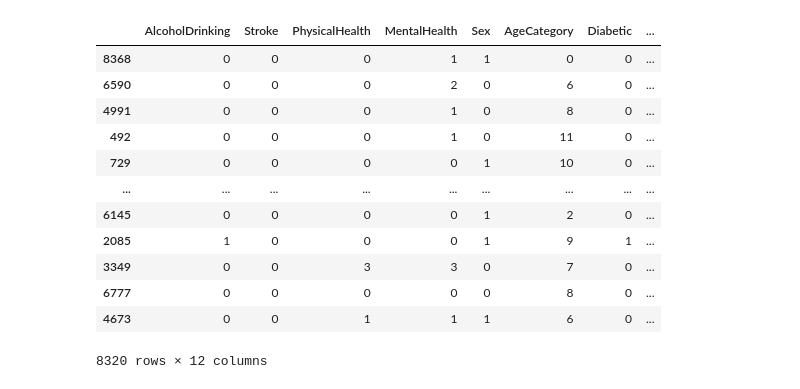
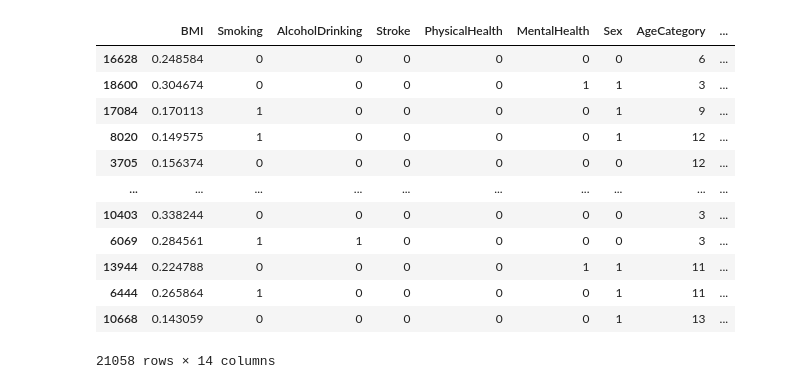
Before and after one commit to Badroll/chronicare, a Jupyter notebook: jantung/ml1.ipynb, the cells around one changed output. Saved outputs shown, nothing was run; the diff lists cells and outputs as text; code cells hidden in the pictures.

```diff
--- a/jantung/ml1.ipynb
+++ b/jantung/ml1.ipynb
@@ -52,17 +68,0 @@ arrAgeCategory
-# %%
-train, test = train_test_split(df, train_size=0.8, random_state=42, shuffle=False)
-train
-# %% [output]
-|  | AlcoholDrinking | Stroke | PhysicalHealth | MentalHealth | Sex | AgeCategory | Diabetic | ... |
-| 8368 | 0 | 0 | 0 | 1 | 1 | 0 | 0 | ... |
-| 6590 | 0 | 0 | 0 | 2 | 0 | 6 | 0 | ... |
-| 4991 | 0 | 0 | 0 | 1 | 0 | 8 | 0 | ... |
-| 492 | 0 | 0 | 0 | 1 | 0 | 11 | 0 | ... |
-| 729 | 0 | 0 | 0 | 0 | 1 | 10 | 0 | ... |
-| ... | ... | ... | ... | ... | ... | ... | ... | ... |
-| 6145 | 0 | 0 | 0 | 0 | 1 | 2 | 0 | ... |
-| 2085 | 1 | 0 | 0 | 0 | 1 | 9 | 1 | ... |
-| 3349 | 0 | 0 | 3 | 3 | 0 | 7 | 0 | ... |
-| 6777 | 0 | 0 | 0 | 0 | 0 | 8 | 0 | ... |
-| 4673 | 0 | 0 | 1 | 1 | 1 | 6 | 0 | ... |
-8320 rows × 12 columns
@@ -74,0 +69,21 @@ test_target = test["HeartDisease"]
+# %%
+from sklearn.preprocessing import MinMaxScaler
+
+scaler_bmi = MinMaxScaler()
+df[['BMI']] = scaler_bmi.fit_transform(df[['BMI']])
+
+df
+# %% [output]
+|  | BMI | Smoking | AlcoholDrinking | Stroke | PhysicalHealth | MentalHealth | Sex | AgeCategory | ... |
+| 16628 | 0.248584 | 0 | 0 | 0 | 0 | 0 | 0 | 6 | ... |
+| 18600 | 0.304674 | 0 | 0 | 0 | 0 | 1 | 1 | 3 | ... |
+| 17084 | 0.170113 | 1 | 0 | 0 | 0 | 0 | 1 | 9 | ... |
+| 8020 | 0.149575 | 1 | 0 | 0 | 0 | 0 | 1 | 12 | ... |
+| 3705 | 0.156374 | 0 | 0 | 0 | 0 | 0 | 0 | 12 | ... |
+| ... | ... | ... | ... | ... | ... | ... | ... | ... | ... |
+| 10403 | 0.338244 | 0 | 0 | 0 | 0 | 0 | 0 | 3 | ... |
+| 6069 | 0.284561 | 1 | 1 | 0 | 0 | 0 | 0 | 3 | ... |
+| 13944 | 0.224788 | 0 | 0 | 0 | 0 | 1 | 1 | 11 | ... |
+| 6444 | 0.265864 | 1 | 0 | 0 | 0 | 0 | 1 | 11 | ... |
+| 10668 | 0.143059 | 0 | 0 | 0 | 0 | 0 | 1 | 13 | ... |
+21058 rows × 14 columns
```
Also changed, not shown: parts of 14 cells of this notebook, 18 other files.
